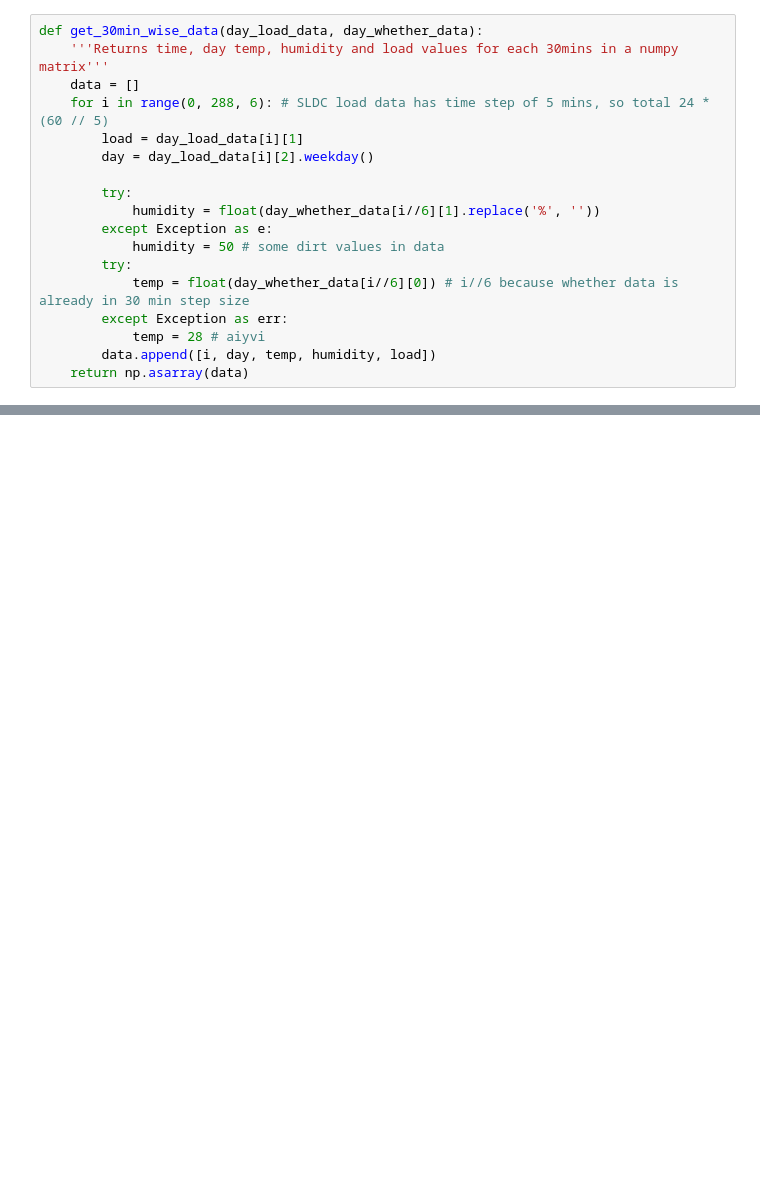
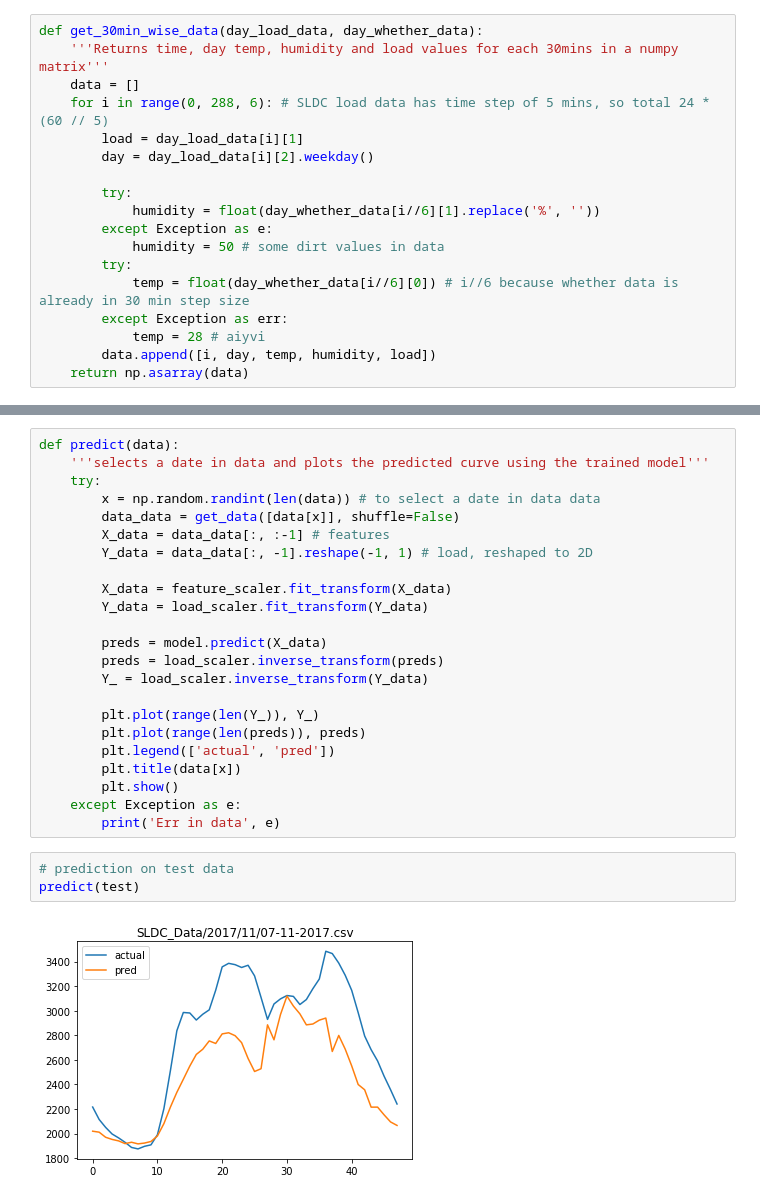
Before and after one commit to pyaf/load_forecasting, a Jupyter notebook: data/FFNN.ipynb, the cells around one changed output, grey strips where cells are left out. Saved outputs shown, nothing was run; the diff lists cells and outputs as text; blank space fills up the shorter version.

```diff
--- a/data/FFNN.ipynb
+++ b/data/FFNN.ipynb
@@ -143 +134,29 @@ Epoch 50/50
 <keras.callbacks.History at 0x...>
+# %%
+def predict(data):
+    '''selects a date in data and plots the predicted curve using the trained model'''
+    try:
+        x = np.random.randint(len(data)) # to select a date in data data
+        data_data = get_data([data[x]], shuffle=False)
+        X_data = data_data[:, :-1] # features
+        Y_data = data_data[:, -1].reshape(-1, 1) # load, reshaped to 2D
+
+        X_data = feature_scaler.fit_transform(X_data)
+        Y_data = load_scaler.fit_transform(Y_data)
+
+        preds = model.predict(X_data)
+        preds = load_scaler.inverse_transform(preds)
+        Y_ = load_scaler.inverse_transform(Y_data)
+
+        plt.plot(range(len(Y_)), Y_)
+        plt.plot(range(len(preds)), preds)
+        plt.legend(['actual', 'pred'])
+        plt.title(data[x])
+        plt.show()
+    except Exception as e:
+        print('Err in data', e)
+# %%
+# prediction on test data
+predict(test)
+# %% [output]
+[figure, added]
```
Also changed, not shown: parts of 10 cells of this notebook.
